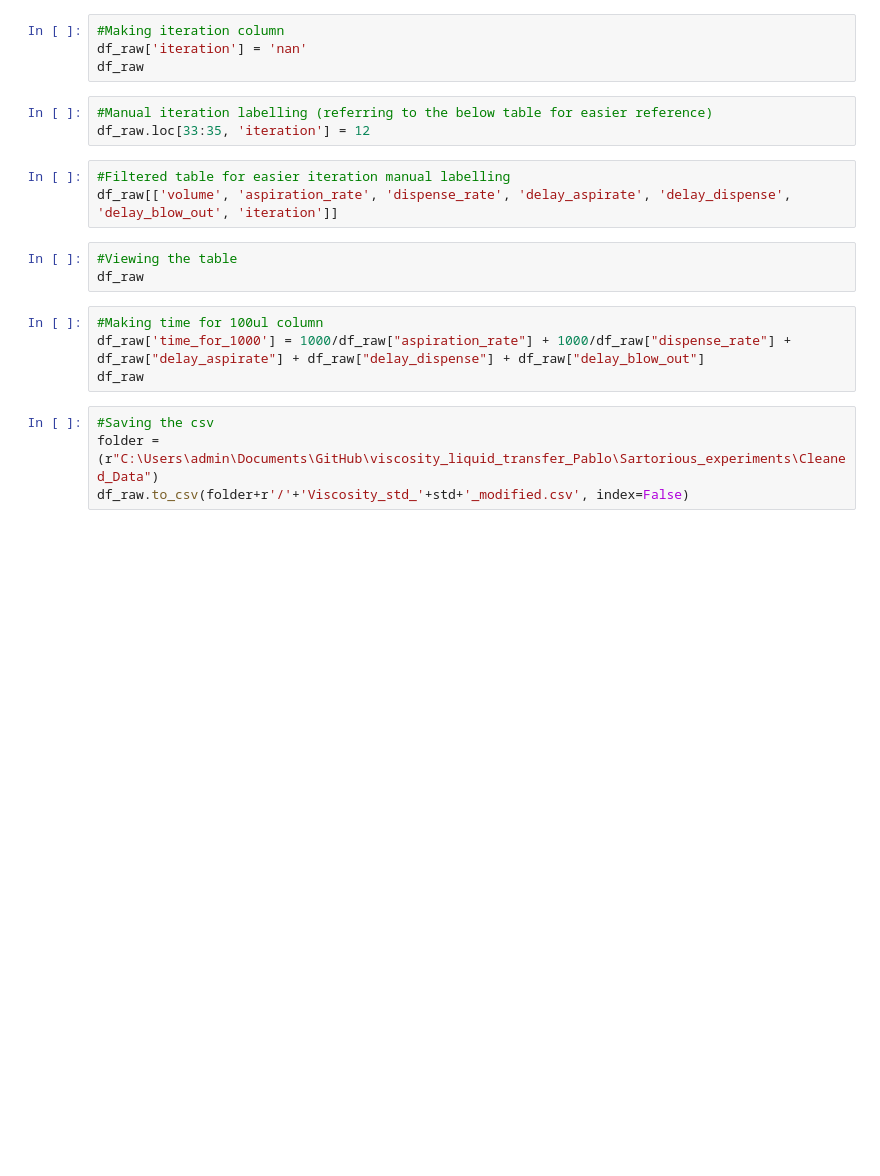
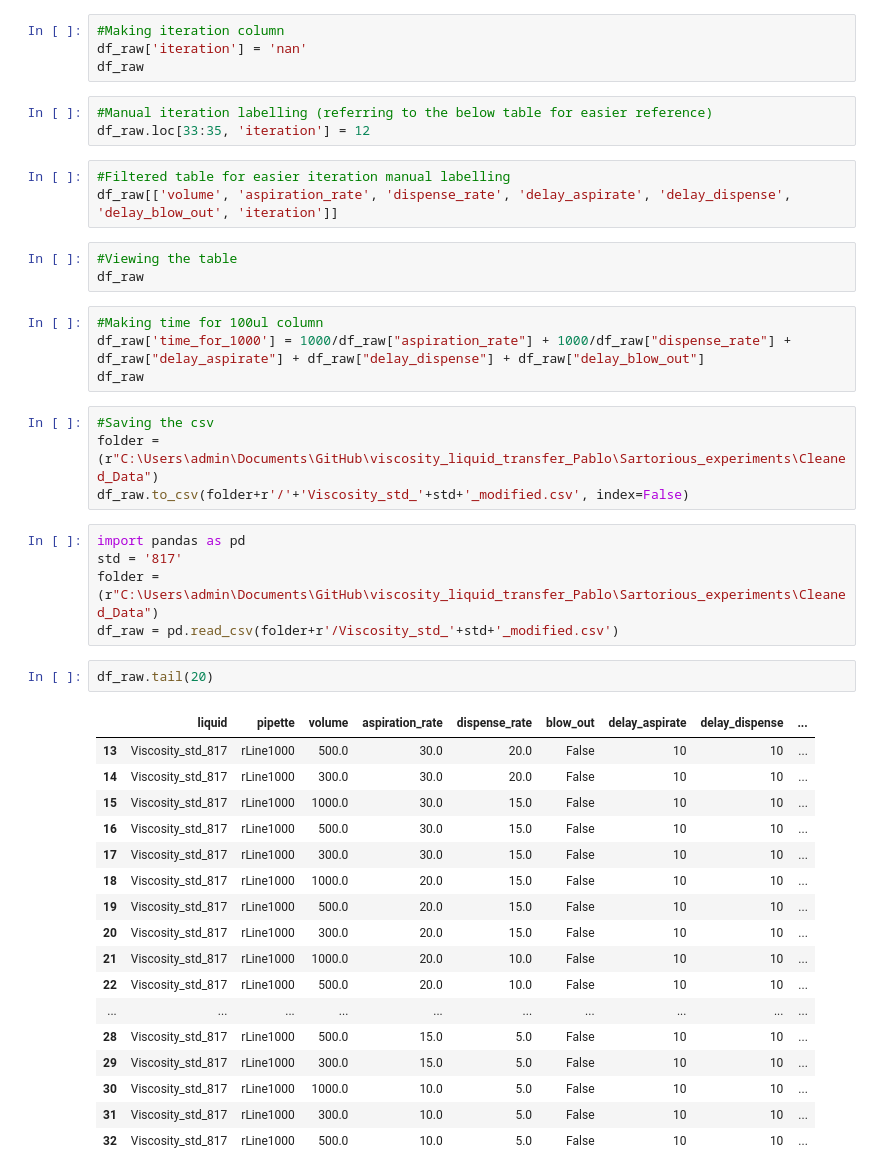
Before and after one commit to Quijanove/viscosity_liquid_transfer_Pablo, a Jupyter notebook: Sartorious_experiments/Code/Data_cleaning_code_sartorious.ipynb, the cells around one changed output. Drawn from its saved outputs; the diff is of its cells as text; blank space fills up the shorter version.

```diff
--- a/Sartorious_experiments/Code/Data_cleaning_code_sartorious.ipynb
+++ b/Sartorious_experiments/Code/Data_cleaning_code_sartorious.ipynb
@@ -52,3 +52,28 @@ df_raw
 #Saving the csv
 folder = (r"C:\Users\admin\Documents\GitHub\viscosity_liquid_transfer_Pablo\Sartorious_experiments\Cleaned_Data")
 df_raw.to_csv(folder+r'/'+'Viscosity_std_'+std+'_modified.csv', index=False)
+# %%
+import pandas as pd
+std = '817'
+folder = (r"C:\Users\admin\Documents\GitHub\viscosity_liquid_transfer_Pablo\Sartorious_experiments\Cleaned_Data")
+df_raw = pd.read_csv(folder+r'/Viscosity_std_'+std+'_modified.csv')
+# %%
+df_raw.tail(20)
+# %% [output]
+|  | liquid | pipette | volume | aspiration_rate | dispense_rate | blow_out | delay_aspirate | delay_dispense | ... |
+| 13 | Viscosity_std_817 | rLine1000 | 500.0 | 30.0 | 20.0 | False | 10 | 10 | ... |
+| 14 | Viscosity_std_817 | rLine1000 | 300.0 | 30.0 | 20.0 | False | 10 | 10 | ... |
+| 15 | Viscosity_std_817 | rLine1000 | 1000.0 | 30.0 | 15.0 | False | 10 | 10 | ... |
+| 16 | Viscosity_std_817 | rLine1000 | 500.0 | 30.0 | 15.0 | False | 10 | 10 | ... |
+| 17 | Viscosity_std_817 | rLine1000 | 300.0 | 30.0 | 15.0 | False | 10 | 10 | ... |
+| 18 | Viscosity_std_817 | rLine1000 | 1000.0 | 20.0 | 15.0 | False | 10 | 10 | ... |
+| 19 | Viscosity_std_817 | rLine1000 | 500.0 | 20.0 | 15.0 | False | 10 | 10 | ... |
+| 20 | Viscosity_std_817 | rLine1000 | 300.0 | 20.0 | 15.0 | False | 10 | 10 | ... |
+| 21 | Viscosity_std_817 | rLine1000 | 1000.0 | 20.0 | 10.0 | False | 10 | 10 | ... |
+| 22 | Viscosity_std_817 | rLine1000 | 500.0 | 20.0 | 10.0 | False | 10 | 10 | ... |
+| ... | ... | ... | ... | ... | ... | ... | ... | ... | ... |
+| 28 | Viscosity_std_817 | rLine1000 | 500.0 | 15.0 | 5.0 | False | 10 | 10 | ... |
+| 29 | Viscosity_std_817 | rLine1000 | 300.0 | 15.0 | 5.0 | False | 10 | 10 | ... |
+| 30 | Viscosity_std_817 | rLine1000 | 1000.0 | 10.0 | 5.0 | False | 10 | 10 | ... |
+| 31 | Viscosity_std_817 | rLine1000 | 300.0 | 10.0 | 5.0 | False | 10 | 10 | ... |
+| 32 | Viscosity_std_817 | rLine1000 | 500.0 | 10.0 | 5.0 | False | 10 | 10 | ... |
```
Also changed, not shown: 11 other files.
